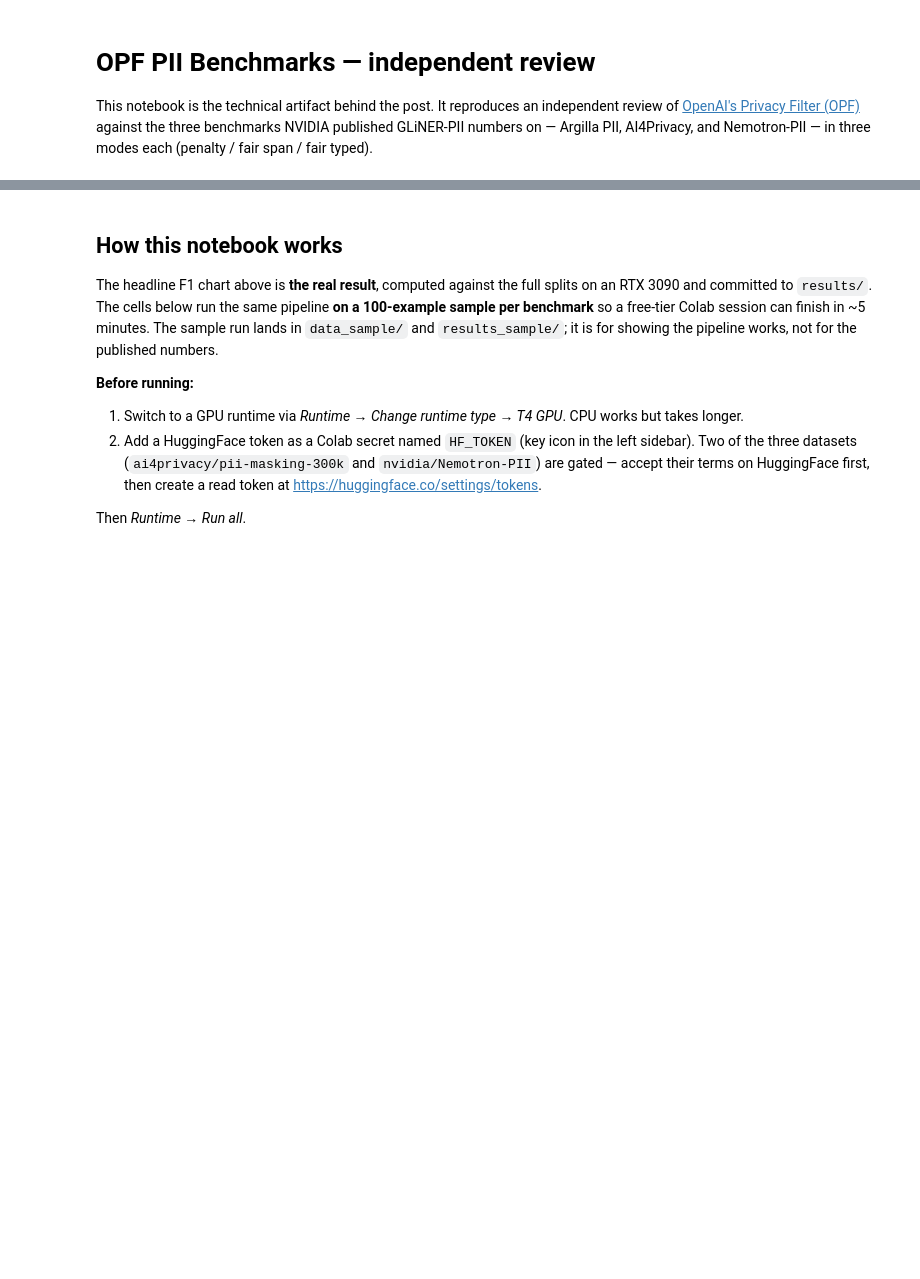
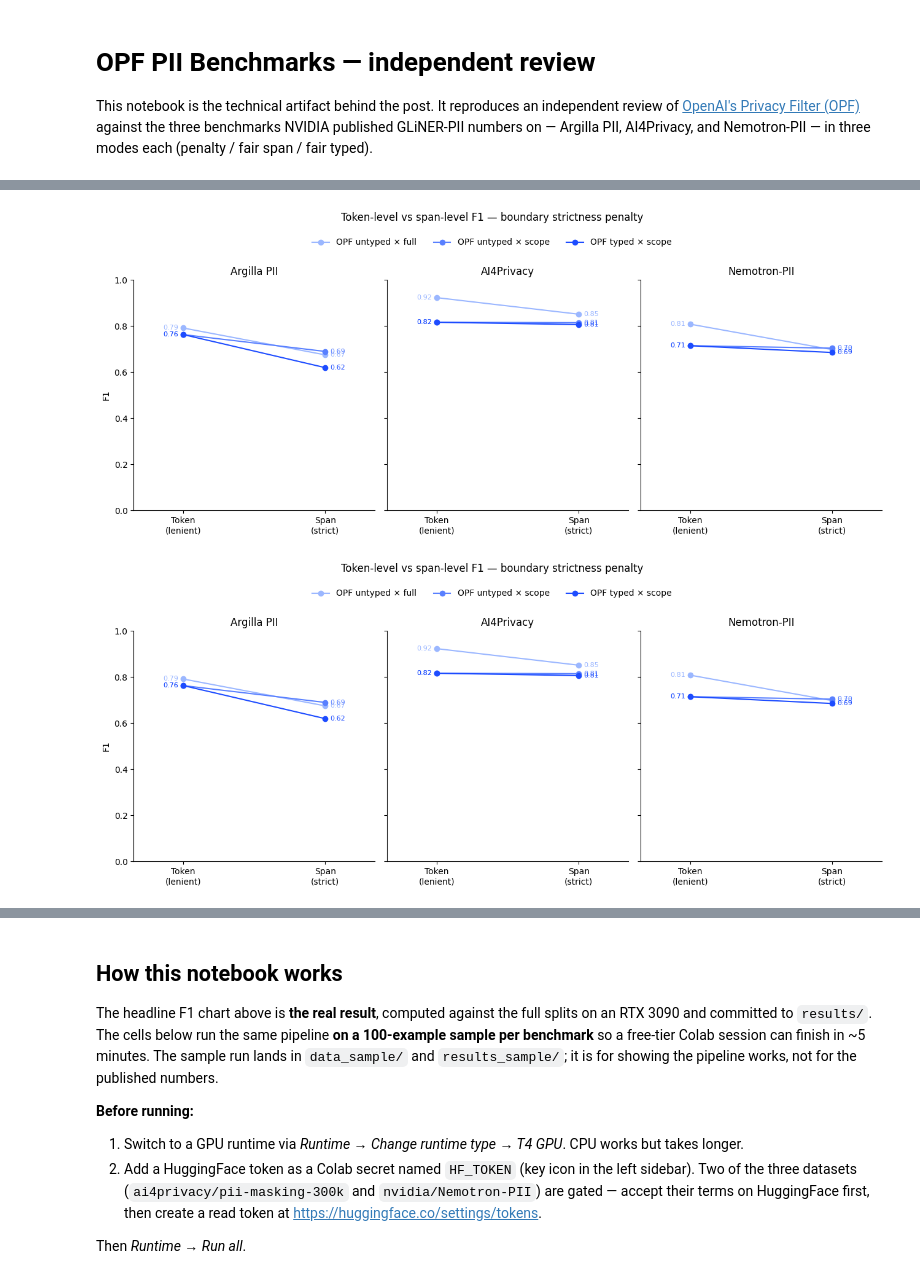
Before and after one commit to CupOfGeo/opf-benchmarks-geo, a Jupyter notebook: run_benchmarks.ipynb, the cells around one changed output, grey strips where cells are left out. Saved outputs shown, nothing was run; the diff lists cells and outputs as text; code cells hidden in the pictures; blank space fills up the shorter version.

```diff
--- a/run_benchmarks.ipynb
+++ b/run_benchmarks.ipynb
@@ -32,0 +101,7 @@ _Headline chart will appear here once `results/figs/headline_f1.png` is generate
+# %%
+from opf_benchmarks.charts import plot_token_vs_span
+
+plot_token_vs_span(payloads)
+# %% [output]
+[figure, added]
+[figure, added]
```
Also changed, not shown: parts of 14 cells of this notebook, 15 other files.
